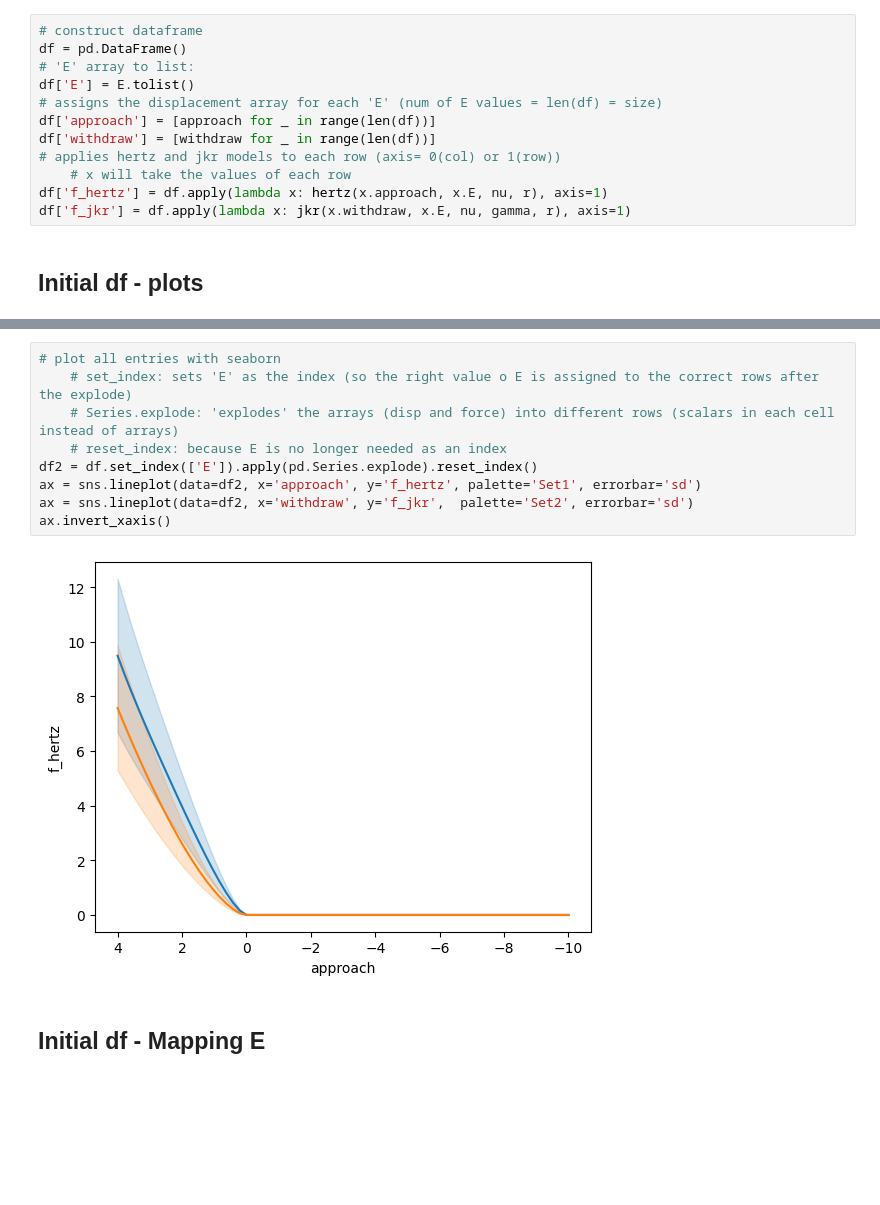
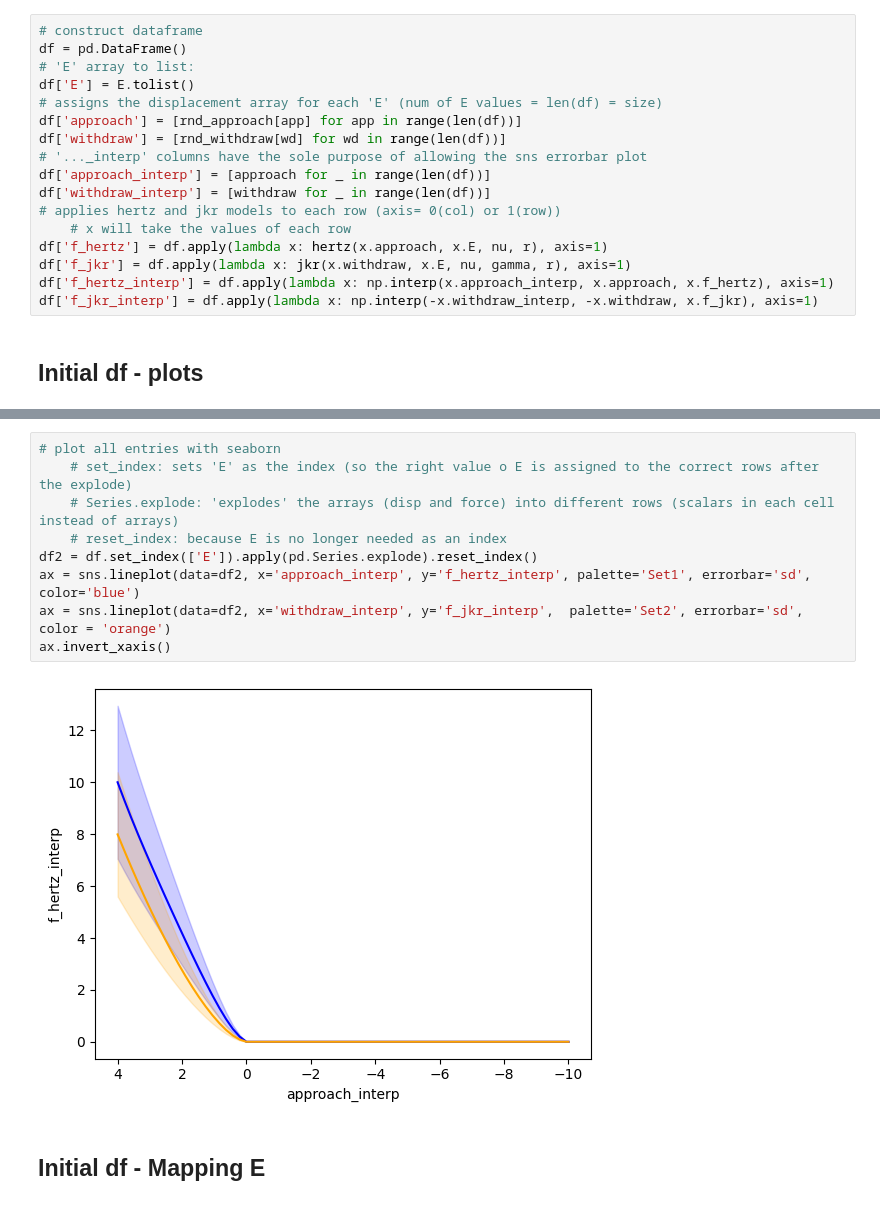
Before and after one commit to luisrlp/contact-surface, a Jupyter notebook: draft.ipynb, the cells around one changed output, grey strips where cells are left out. Saved outputs shown, nothing was run; the diff lists cells and outputs as text; blank space fills up the shorter version.

```diff
--- a/draft.ipynb
+++ b/draft.ipynb
@@ -130,12 +148,17 @@ df = pd.DataFrame()
 # 'E' array to list:
 df['E'] = E.tolist()
 # assigns the displacement array for each 'E' (num of E values = len(df) = size)
-df['approach'] = [approach for _ in range(len(df))]
-df['withdraw'] = [withdraw for _ in range(len(df))]
+df['approach'] = [rnd_approach[app] for app in range(len(df))]
+df['withdraw'] = [rnd_withdraw[wd] for wd in range(len(df))]
+# '..._interp' columns have the sole purpose of allowing the sns errorbar plot
+df['approach_interp'] = [approach for _ in range(len(df))]
+df['withdraw_interp'] = [withdraw for _ in range(len(df))]
 # applies hertz and jkr models to each row (axis= 0(col) or 1(row))
     # x will take the values of each row
 df['f_hertz'] = df.apply(lambda x: hertz(x.approach, x.E, nu, r), axis=1)
 df['f_jkr'] = df.apply(lambda x: jkr(x.withdraw, x.E, nu, gamma, r), axis=1)
+df['f_hertz_interp'] = df.apply(lambda x: np.interp(x.approach_interp, x.approach, x.f_hertz), axis=1)
+df['f_jkr_interp'] = df.apply(lambda x: np.interp(-x.withdraw_interp, -x.withdraw, x.f_jkr), axis=1)
 # %% [markdown]
 ## Initial df - plots
 # %%
@@ -158,14 +181,14 @@ plt.axis((ax[1],ax[0],ax[2],ax[3]))
 # %%
 # plot all entries with seaborn
     # set_index: sets 'E' as the index (so the right value o E is assigned to the correct rows after the explode)
     # Series.explode: 'explodes' the arrays (disp and force) into different rows (scalars in each cell instead of arrays)
     # reset_index: because E is no longer needed as an index
 df2 = df.set_index(['E']).apply(pd.Series.explode).reset_index()
-ax = sns.lineplot(data=df2, x='approach', y='f_hertz', palette='Set1', errorbar='sd')
-ax = sns.lineplot(data=df2, x='withdraw', y='f_jkr',  palette='Set2', errorbar='sd')
+ax = sns.lineplot(data=df2, x='approach_interp', y='f_hertz_interp', palette='Set1', errorbar='sd', color='blue')
+ax = sns.lineplot(data=df2, x='withdraw_interp', y='f_jkr_interp',  palette='Set2', errorbar='sd', color = 'orange')
 ax.invert_xaxis()
 # %% [output]
-[figure, old version]
+[figure, new version]
 # %% [markdown]
 ## Initial df - Mapping E
 # %%
```
Also changed, not shown: parts of 10 cells of this notebook.
